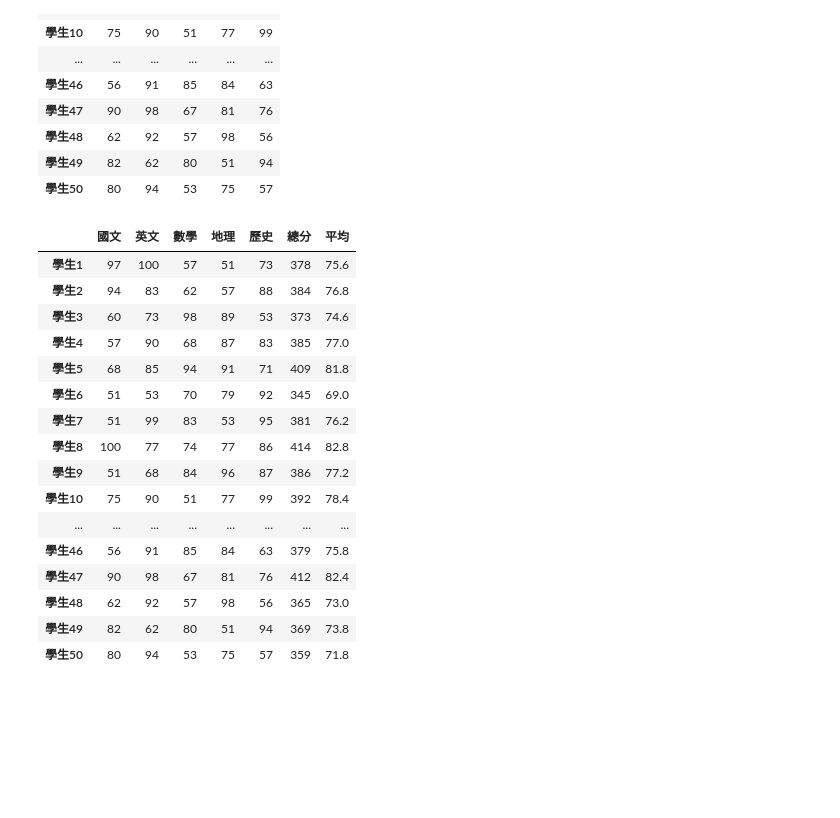
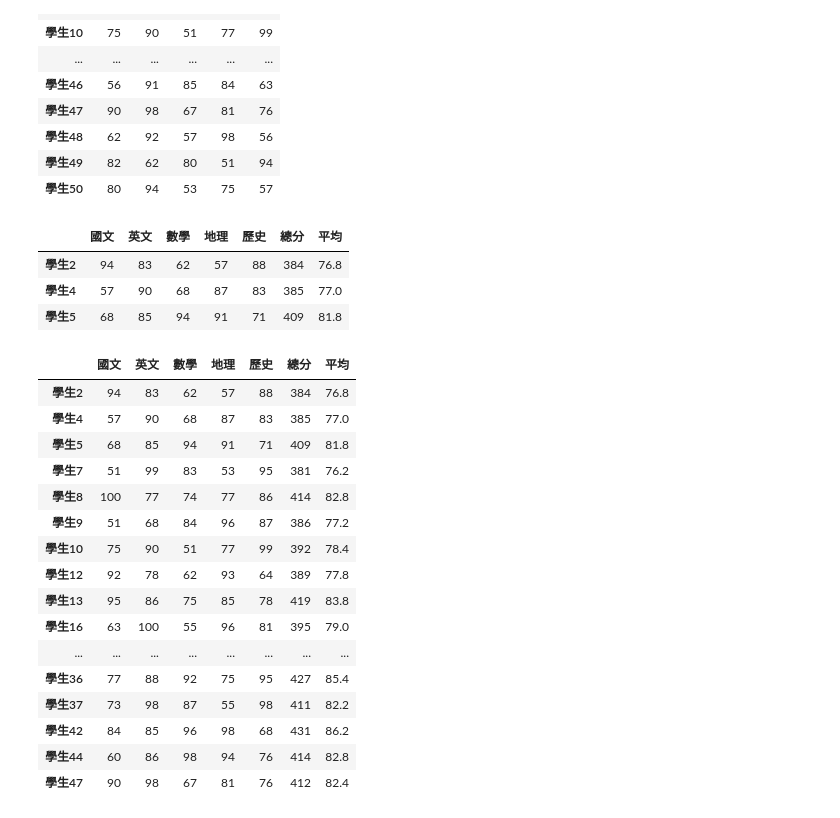
Before and after one commit to roberthsu2003/__2025_06_25_aiAnalysis_1_3__, a Jupyter notebook: lesson15/lesson15_4.ipynb, the cells around one changed output. Cells and saved outputs as stored; diff of their text form; code cells hidden in the pictures; blank space fills up the shorter version.

```diff
--- a/lesson15/lesson15_4.ipynb
+++ b/lesson15/lesson15_4.ipynb
@@ -125,22 +125,30 @@ mean = np.mean(df,axis=1)
 df["總分"] = total
 df["平均"] = mean
 # %%
-df
+five_df = df.iloc[:5]
+five_df[five_df["總分"] >= 380]
 # %% [output]
 |  | 國文 | 英文 | 數學 | 地理 | 歷史 | 總分 | 平均 |
-| 學生1 | 97 | 100 | 57 | 51 | 73 | 378 | 75.6 |
 | 學生2 | 94 | 83 | 62 | 57 | 88 | 384 | 76.8 |
-| 學生3 | 60 | 73 | 98 | 89 | 53 | 373 | 74.6 |
 | 學生4 | 57 | 90 | 68 | 87 | 83 | 385 | 77.0 |
 | 學生5 | 68 | 85 | 94 | 91 | 71 | 409 | 81.8 |
-| 學生6 | 51 | 53 | 70 | 79 | 92 | 345 | 69.0 |
-| 學生7 | 51 | 99 | 83 | 53 | 95 | 381 | 76.2 |
-| 學生8 | 100 | 77 | 74 | 77 | 86 | 414 | 82.8 |
-| 學生9 | 51 | 68 | 84 | 96 | 87 | 386 | 77.2 |
-| 學生10 | 75 | 90 | 51 | 77 | 99 | 392 | 78.4 |
-| ... | ... | ... | ... | ... | ... | ... | ... |
-| 學生46 | 56 | 91 | 85 | 84 | 63 | 379 | 75.8 |
-| 學生47 | 90 | 98 | 67 | 81 | 76 | 412 | 82.4 |
-| 學生48 | 62 | 92 | 57 | 98 | 56 | 365 | 73.0 |
-| 學生49 | 82 | 62 | 80 | 51 | 94 | 369 | 73.8 |
-| 學生50 | 80 | 94 | 53 | 75 | 57 | 359 | 71.8 |
+# %%
+df[df['總分'] >= 380]
+# %% [output]
+|  | 國文 | 英文 | 數學 | 地理 | 歷史 | 總分 | 平均 |
+| 學生2 | 94 | 83 | 62 | 57 | 88 | 384 | 76.8 |
+| 學生4 | 57 | 90 | 68 | 87 | 83 | 385 | 77.0 |
+| 學生5 | 68 | 85 | 94 | 91 | 71 | 409 | 81.8 |
+| 學生7 | 51 | 99 | 83 | 53 | 95 | 381 | 76.2 |
+| 學生8 | 100 | 77 | 74 | 77 | 86 | 414 | 82.8 |
+| 學生9 | 51 | 68 | 84 | 96 | 87 | 386 | 77.2 |
+| 學生10 | 75 | 90 | 51 | 77 | 99 | 392 | 78.4 |
+| 學生12 | 92 | 78 | 62 | 93 | 64 | 389 | 77.8 |
+| 學生13 | 95 | 86 | 75 | 85 | 78 | 419 | 83.8 |
+| 學生16 | 63 | 100 | 55 | 96 | 81 | 395 | 79.0 |
+| ... | ... | ... | ... | ... | ... | ... | ... |
+| 學生36 | 77 | 88 | 92 | 75 | 95 | 427 | 85.4 |
+| 學生37 | 73 | 98 | 87 | 55 | 98 | 411 | 82.2 |
+| 學生42 | 84 | 85 | 96 | 98 | 68 | 431 | 86.2 |
+| 學生44 | 60 | 86 | 98 | 94 | 76 | 414 | 82.8 |
+| 學生47 | 90 | 98 | 67 | 81 | 76 | 412 | 82.4 |
```
